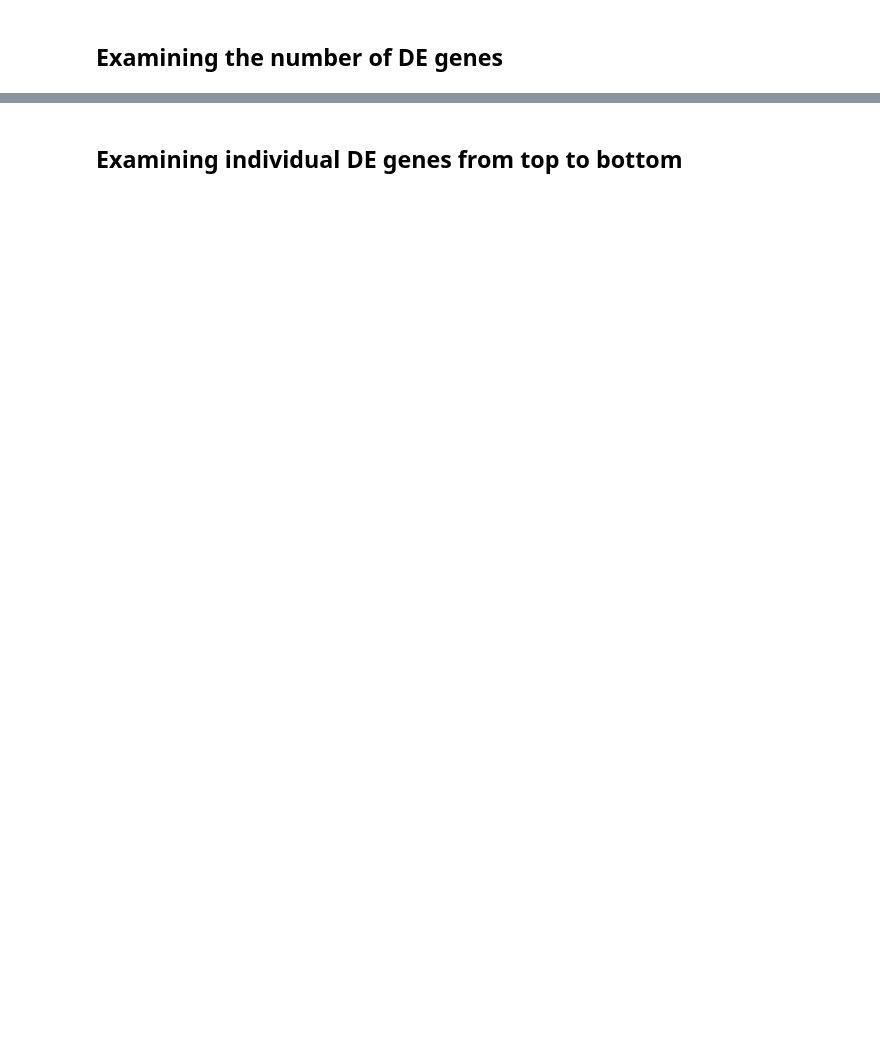
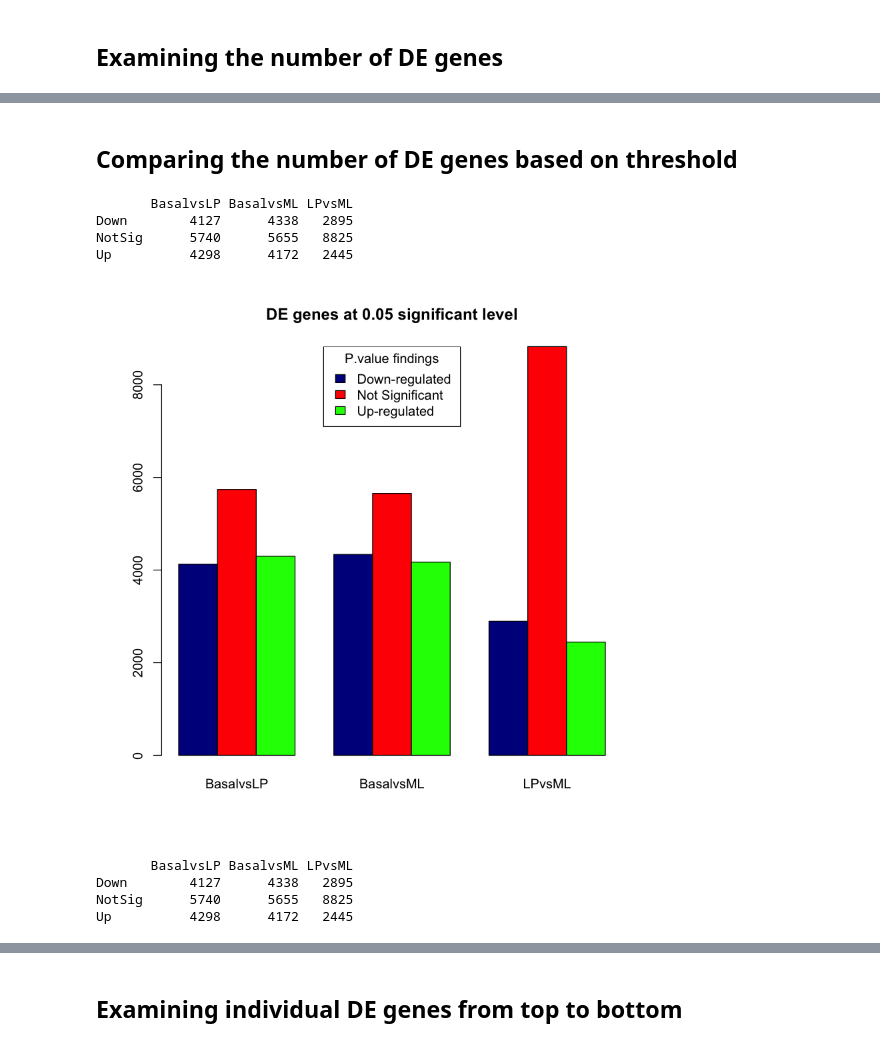
Before and after one commit to IbrahimAlshubaily/HW, a Jupyter notebook: RNA_SEQ.ipynb, the cells around one changed output, grey strips where cells are left out. Cells and saved outputs as stored; diff of their text form; code cells hidden in the pictures; blank space fills up the shorter version.

```diff
--- a/RNA_SEQ.ipynb
+++ b/RNA_SEQ.ipynb
@@ -242,0 +349,12 @@ title(main="B. Sequencing lanes")
+# %%
+design <- model.matrix(~0+group+lane)
+colnames(design) <- gsub("group", "", colnames(design))
+design
+
+## ----contrasts-----------------------------------------------------------
+contr.matrix <- makeContrasts(
+   BasalvsLP = Basal-LP,
+   BasalvsML = Basal - ML,
+   LPvsML = LP - ML,
+   levels = colnames(design))
+contr.matrix
@@ -275,0 +512,26 @@ vennDiagram(dt[,1:2], circle.col=c("turquoise", "salmon"))
+# %% [markdown]
+## Comparing the number of DE genes based on threshold
+# %%
+five <- summary(decideTests(efit))
+five
+# %% [output]
+       BasalvsLP BasalvsML LPvsML
+Down        4127      4338   2895
+NotSig      5740      5655   8825
+Up          4298      4172   2445
+# %%
+barplot(five, beside=TRUE, col=c("darkblue", "red", "green"),main = "DE genes at 0.05 significant level")
+
+legend("top", inset=c(-0.2,0),
+       legend = c("Down-regulated", "Not Significant", "Up-regulated"), title="P.value findings",
+       fill = c("darkblue", "red", "green"))
+# %% [output]
+[figure, added]
+# %%
+one <- summary(decideTests(efit), p.value=0.01)
+one
+# %% [output]
+       BasalvsLP BasalvsML LPvsML
+Down        4127      4338   2895
+NotSig      5740      5655   8825
+Up          4298      4172   2445
```
Also changed, not shown: parts of 42 cells of this notebook.
